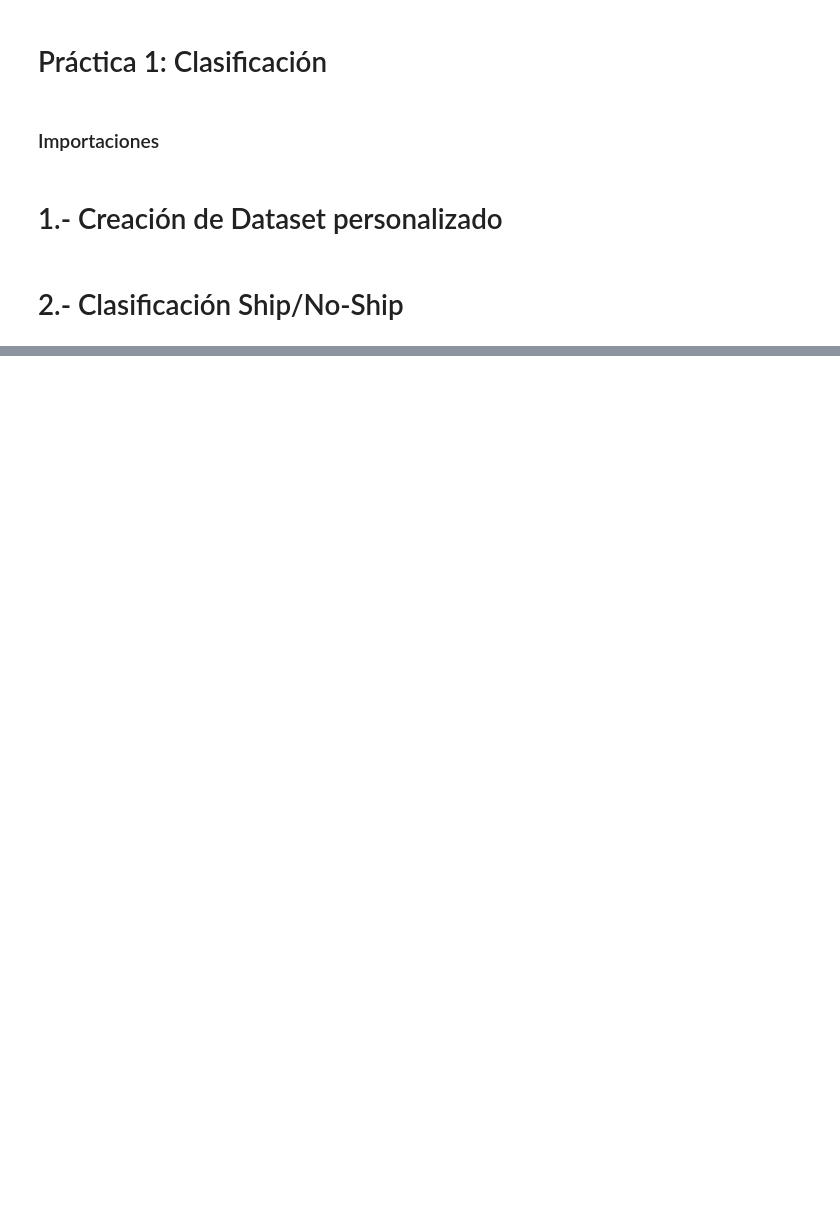
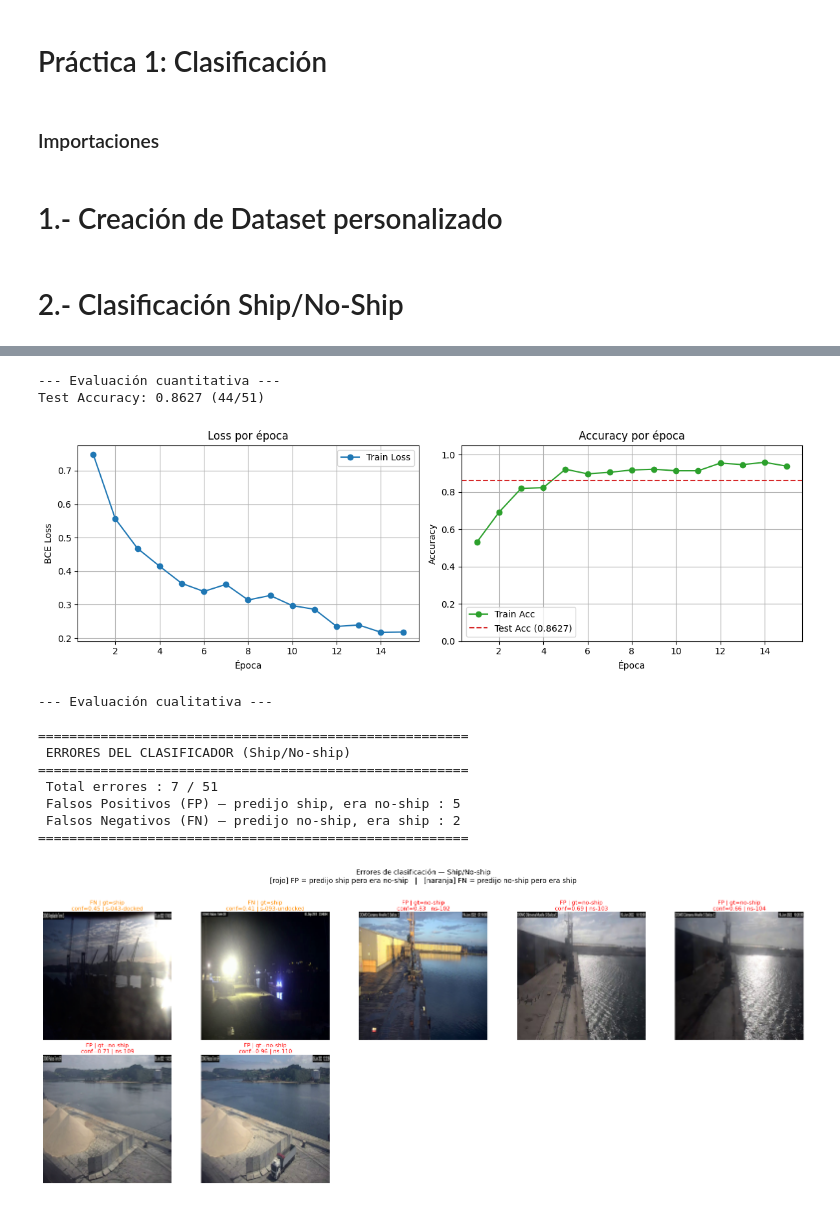
Before and after one commit to MiguelBanosB/VCA, a Jupyter notebook: p1.ipynb, the cells around one changed output, grey strips where cells are left out. Cells and saved outputs as stored; diff of their text form; code cells hidden in the pictures; blank space fills up the shorter version.

```diff
--- a/p1.ipynb
+++ b/p1.ipynb
@@ -153 +240,7 @@ for f in test_files:
+# %%
+# ── 3. Convertir rutas a índices (igual que antes) ─────────────────────────
+file_to_idx = {f: i for i, f in enumerate(filenames)}
+
+train_idx = [file_to_idx[f] for f in train_files]
+test_idx  = [file_to_idx[f] for f in test_files]
 # %%
@@ -255,0 +533,5 @@ print("Accuracy:", correct/total)
+# %%
+print("=== BASELINE (sin augmentation) ===")
+train_loader_base, test_loader = make_loaders(train_dataset_base)
+model_base = build_model(pretrained=True)
+model_base, history_base = train(model_base, train_loader_base, epochs=15)
@@ -255,0 +555,24 @@ print("Accuracy:", correct/total)
+# %%
+print("--- Evaluación cuantitativa ---")
+acc_base = evaluate(model_base, test_loader, history=history_base)
+
+print("\n--- Evaluación cualitativa ---")
+errors_base = evaluate_qualitative(
+    model_base,
+    test_loader_norm=test_loader,
+    test_dataset_disp=test_dataset_disp
+)
+# %% [output]
+--- Evaluación cuantitativa ---
+Test Accuracy: 0.8627 (44/51)
+[figure, added]
+--- Evaluación cualitativa ---
+
+=======================================================
+ ERRORES DEL CLASIFICADOR (Ship/No-ship)
+=======================================================
+ Total errores : 7 / 51
+ Falsos Positivos (FP) — predijo ship, era no-ship : 5
+ Falsos Negativos (FN) — predijo no-ship, era ship : 2
+=======================================================
+[figure, added]
```
Also changed, not shown: parts of 42 cells of this notebook.
